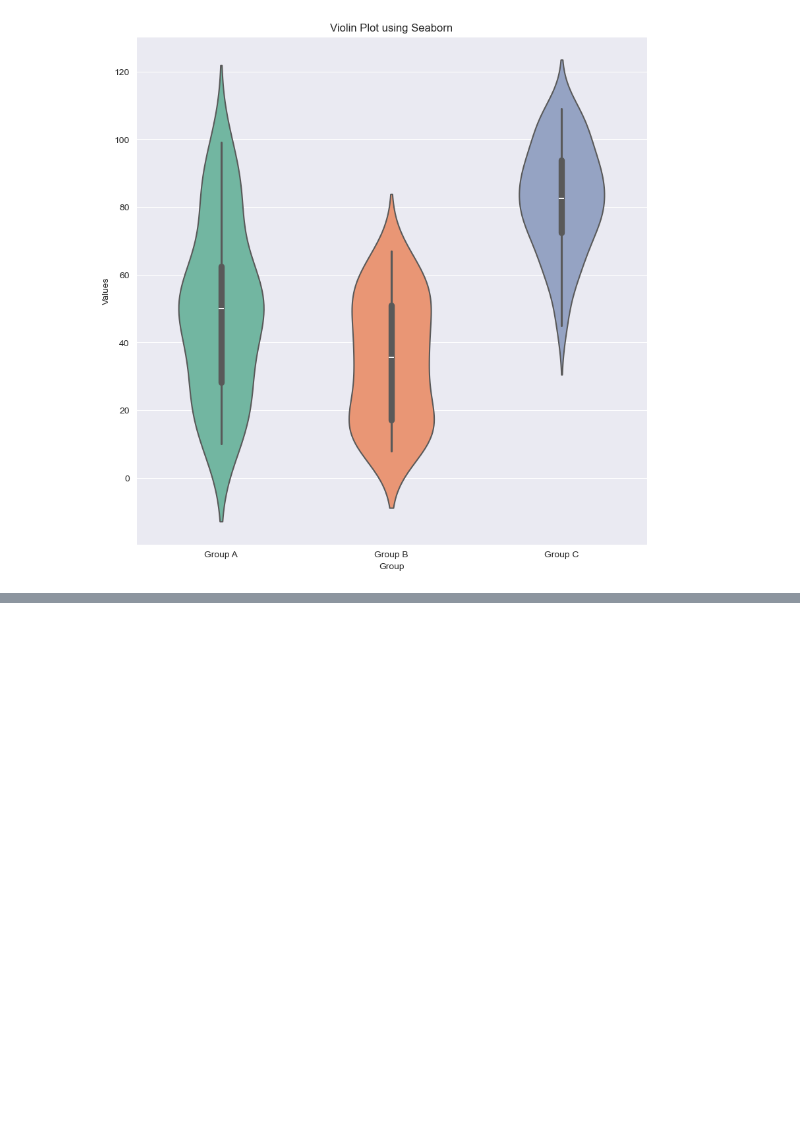
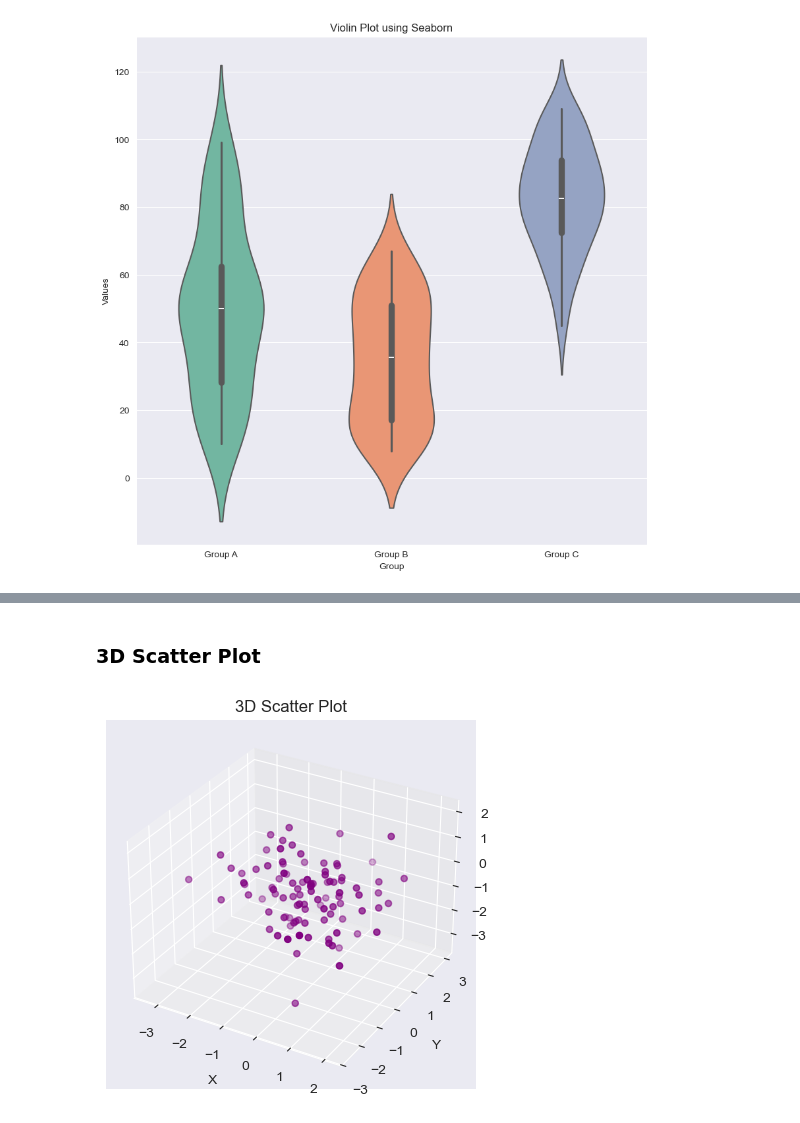
Before and after one commit to ashuka-aa/Learning_Data_Science, a Jupyter notebook: Data_Visualization/Other_Plots.ipynb, the cells around one changed output, grey strips where cells are left out. Cells and saved outputs as stored; diff of their text form; code cells hidden in the pictures; blank space fills up the shorter version.

```diff
--- a/Data_Visualization/Other_Plots.ipynb
+++ b/Data_Visualization/Other_Plots.ipynb
@@ -139,0 +165,21 @@ plt.show()
+# %% [markdown]
+### 3D Scatter Plot
+# %%
+x = np.random.randn(100)
+y = np.random.randn(100)
+z = np.random.randn(100)
+# %%
+fig = plt.figure()
+
+ax = fig.add_subplot(111, projection = '3d')
+
+ax.scatter(x,y,z, color = 'purple')
+
+ax.set_xlabel('X')
+ax.set_ylabel('Y')
+ax.set_zlabel('Z')
+ax.set_title('3D Scatter Plot')
+plt.savefig('3D.png')
+plt.show()
+# %% [output]
+[figure, added]
```
Also changed, not shown: parts of 6 cells of this notebook.
